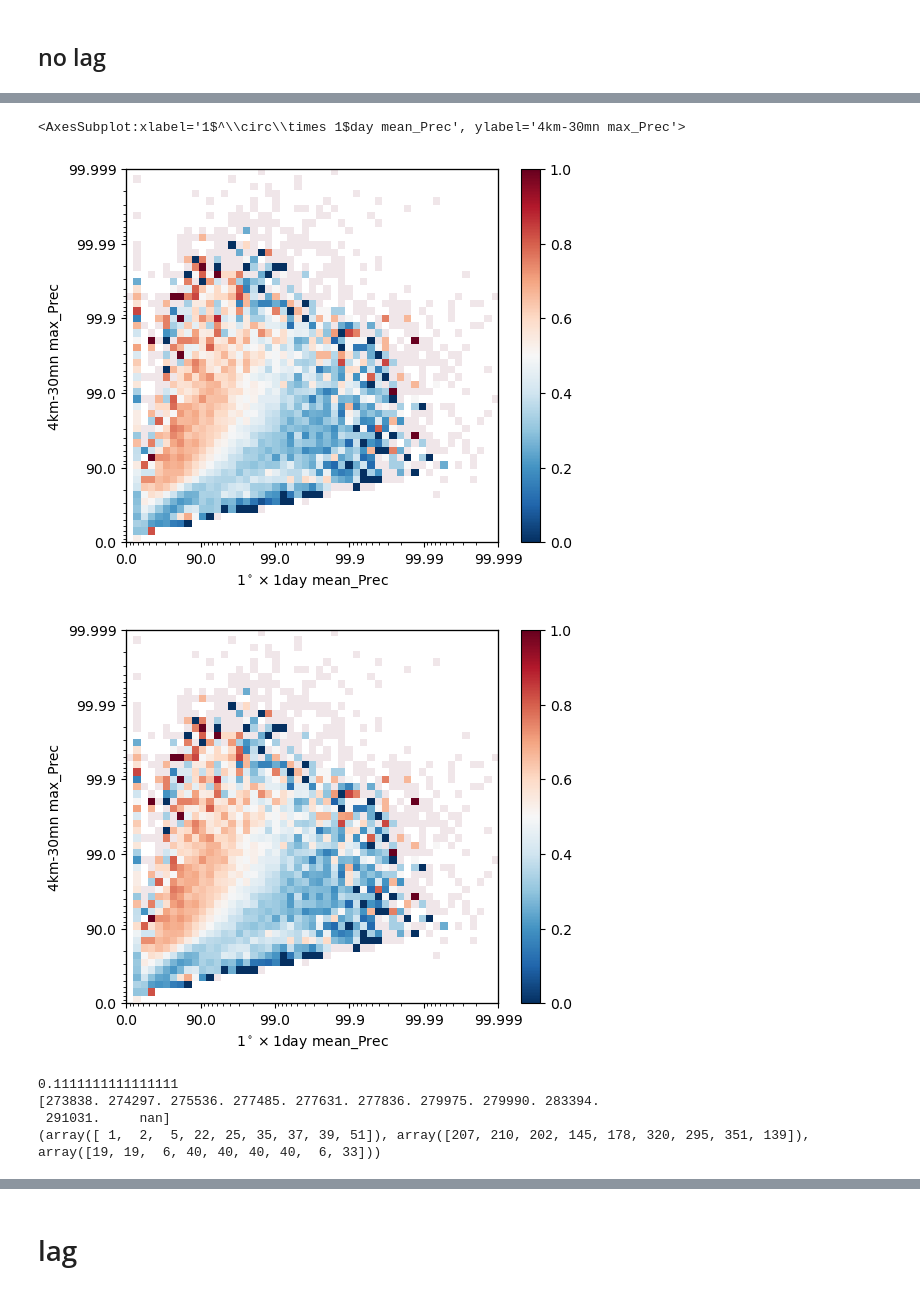
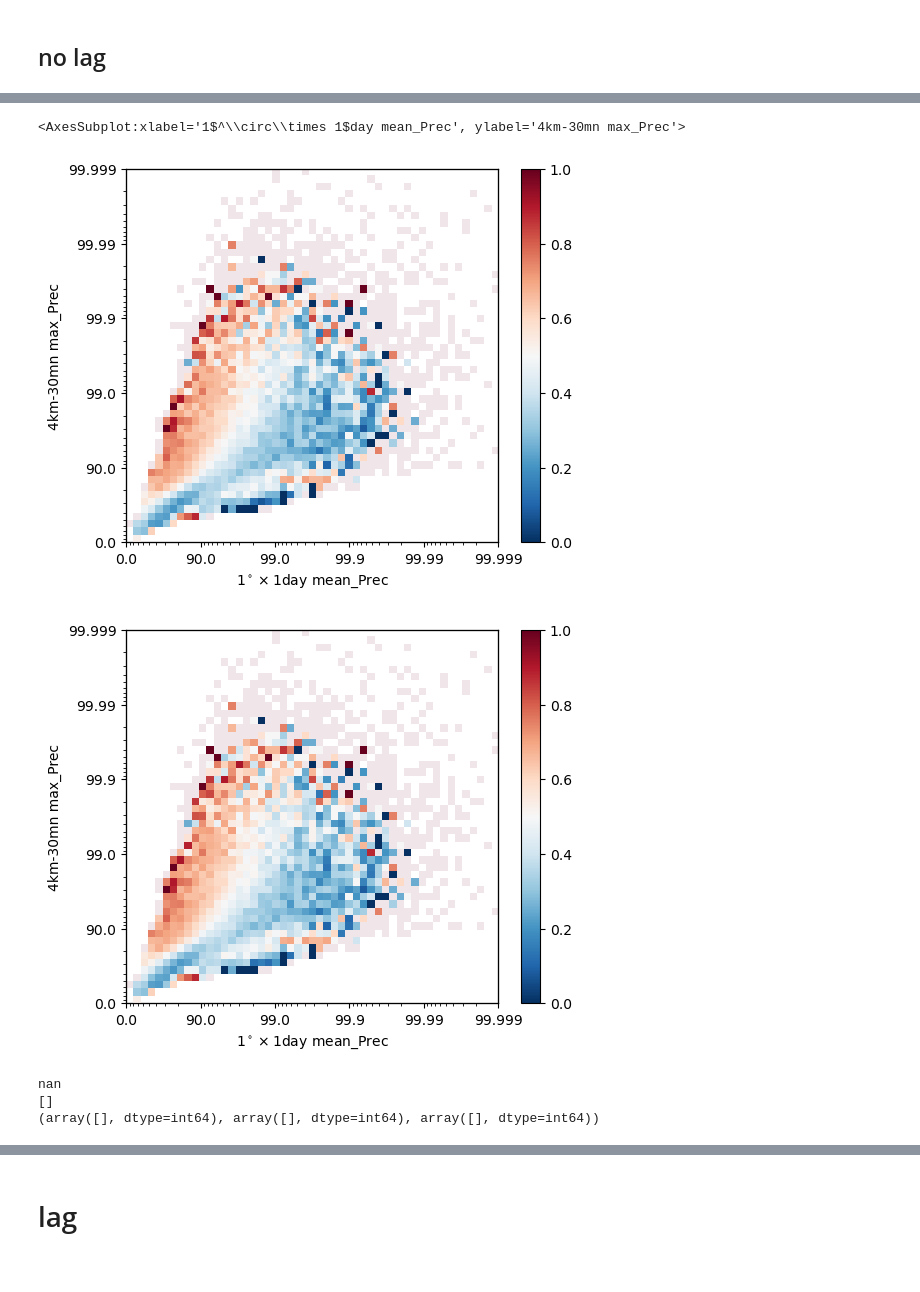
Before and after one commit to 19carenso/tempest, a Jupyter notebook: viz/viz_tropics.ipynb, the cells around one changed output, grey strips where cells are left out. Saved outputs shown, nothing was run; the diff lists cells and outputs as text; code cells hidden in the pictures.

```diff
--- a/viz/viz_tropics.ipynb
+++ b/viz/viz_tropics.ipynb
@@ -75,9 +59,9 @@ def arrays_equal_except_nan(arr1, arr2):
 # %% [markdown]
 # JointDistrib with max Prec vs Mean Prec
 # %%
-jd = joint_distrib.JointDistribution(gr, st, var_id = 'Prec', var_id_1 = "mean_Prec", var_id_2 = "max_Prec", nd=5, overwrite = True)
-jd_feng = joint_distrib.JointDistribution(gr, st_feng, var_id = 'Prec', var_id_1 = "mean_Prec", var_id_2 = "max_Prec", nd = 5, overwrite = True)
+# jd = joint_distrib.JointDistribution(gr, st, var_id = 'Prec', var_id_1 = "mean_Prec", var_id_2 = "max_Prec", nd=5, overwrite = True)
+# jd_feng = joint_distrib.JointDistribution(gr, st_feng, var_id = 'Prec', var_id_1 = "mean_Prec", var_id_2 = "max_Prec", nd = 5, overwrite = True)
 
-jd_lag = joint_distrib.JointDistribution(gr, st, var_id = 'Prec_t_minus_1', var_id_1 = "mean_Prec_t_minus_1", var_id_2 = "max_Prec_t_minus_1", nd=5, overwrite = True)
-jd_feng_lag = joint_distrib.JointDistribution(gr, st_feng, var_id = 'Prec_t_minus_1', var_id_1 = "mean_Prec_t_minus_1", var_id_2 = "max_Prec_t_minus_1", nd = 5, overwrite = True)
+# jd_lag = joint_distrib.JointDistribution(gr, st, var_id = 'Prec_t_minus_1', var_id_1 = "mean_Prec_t_minus_1", var_id_2 = "max_Prec_t_minus_1", nd=5, overwrite = True)
+# jd_feng_lag = joint_distrib.JointDistribution(gr, st_feng, var_id = 'Prec_t_minus_1', var_id_1 = "mean_Prec_t_minus_1", var_id_2 = "max_Prec_t_minus_1", nd = 5, overwrite = True)
 # %% [output]
@@ -188,21 +170,20 @@ jd.plot_data(jd.bincount, scale = 'log', cmap=plt.cm.magma_r ,  vbds = (1, 1e4))
 # %%
-data, noise, count = get_mcs_bin_fraction(jd, 3)
+data, noise, count = get_mcs_bin_fraction(jd, 4)
 jd.plot_data(data, noise, branch=False, vbds = (0, 1))
 
-data_feng, noise, count = get_mcs_bin_fraction(jd_feng, 3)
+data_feng, noise, count = get_mcs_bin_fraction(jd_feng, 4)
 jd_feng.plot_data(data_feng, noise, branch=False, vbds = (0, 1))
 # %% [output]
 <AxesSubplot:xlabel='1$^\\circ\\times 1$day mean_Prec', ylabel='4km-30mn max_Prec'>
-[figure, old version]
+[figure, new version]
-[figure, old version]
+[figure, new version]
 # %%
-i_bin = 32
-j_bin = 11
+i_bin = 1
+j_bin = 26
 print(data[i_bin, j_bin])
 print(jd.labels_in_joint_bin(i_bin, j_bin))
 print(np.where(jd.get_mask_yxt(i_bin, j_bin)))
 # %% [output]
-0.1111111111111111
-[273838. 274297. 275536. 277485. 277631. 277836. 279975. 279990. 283394.
- 291031.     nan]
-(array([ 1,  2,  5, 22, 25, 35, 37, 39, 51]), array([207, 210, 202, 145, 178, 320, 295, 351, 139]), array([19, 19,  6, 40, 40, 40, 40,  6, 33]))
+nan
+[]
+(array([], dtype=int64), array([], dtype=int64), array([], dtype=int64))
```
Also changed, not shown: parts of 38 cells of this notebook, 15 other files.
